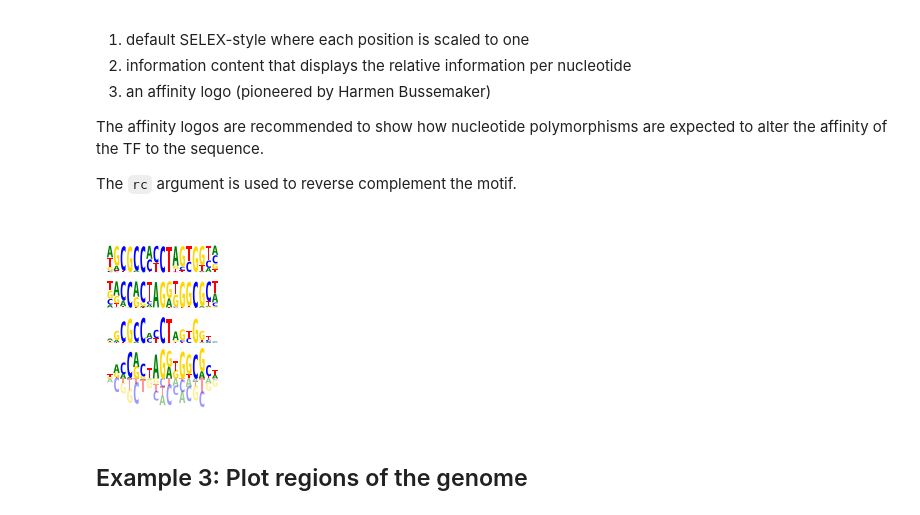
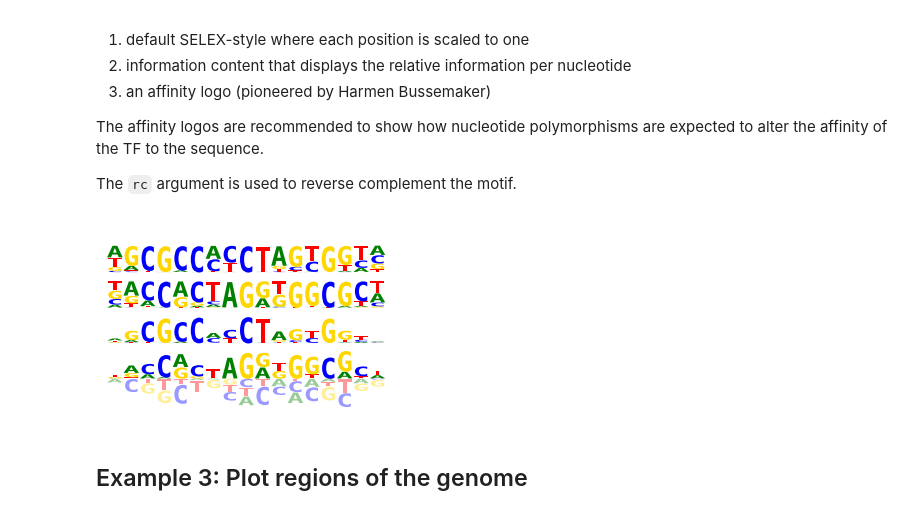
Before and after one commit to vierstralab/genome-tools, a Jupyter notebook: examples/UsageExamples.ipynb, the cells around one changed output. Cells and saved outputs as stored; diff of their text form; code cells hidden in the pictures.

Commit message:
Fixed a bug in the PWM plotting module.

```diff
--- a/examples/UsageExamples.ipynb
+++ b/examples/UsageExamples.ipynb
@@ -45,30 +45,30 @@ The `rc` argument is used to reverse complement the motif.
 # %%
 fig=plt.figure()
 
 #You must set the figure size first, otherwise it will not render PWM properly
-fig.set_size_inches(2, 3)
+fig.set_size_inches(5, 3)
 
 gs=gridspec.GridSpec(4, 1, height_ratios=[1,1,1,2])
 
 mat=np.loadtxt("/home/jvierstra/data/motifs/moods/GRCh38_no_alts.alldbs.1e-4/pfm/CTCF_C2H2_1.pfm")
 
 # default
 ax=fig.add_subplot(gs[0,0])
 plotting.pwm(mat).render(fig, ax, type='def')
 
 # reverse-complement
 ax=fig.add_subplot(gs[1,0])
 plotting.pwm(mat).render(fig, ax, type='def', rc=True)
 
 # bit-score style
 ax=fig.add_subplot(gs[2,0])
 plotting.pwm(mat).render(fig, ax, type='ic')
 
 # affinity style
 ax=fig.add_subplot(gs[3,0])
 plotting.pwm(mat).render(fig, ax, type='affinity', rc=True)
 # %% [output]
-[figure, old version]
+[figure, new version]
 # %% [markdown]
 ## Example 3: Plot regions of the genome
 # %% [markdown]
```
Also changed, not shown: parts of 1 cell of this notebook, 5 other files.
